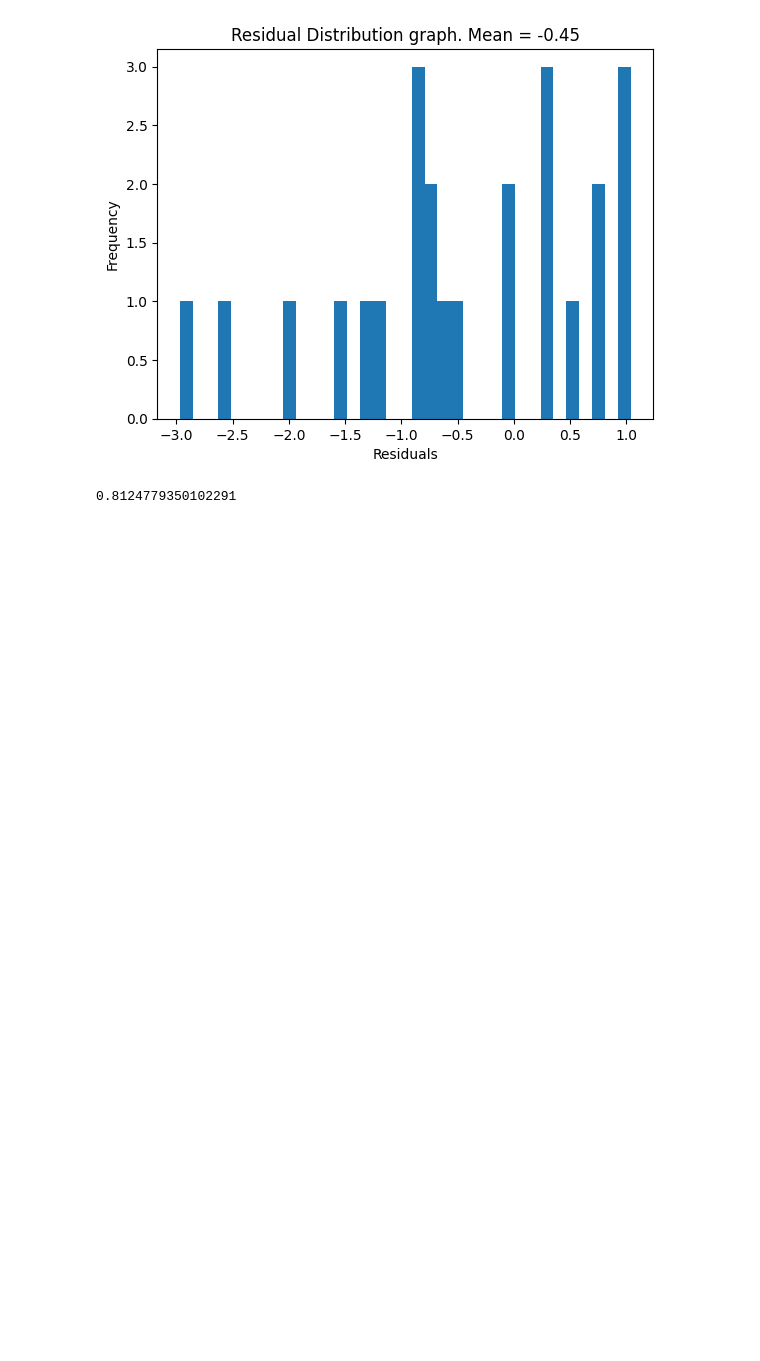
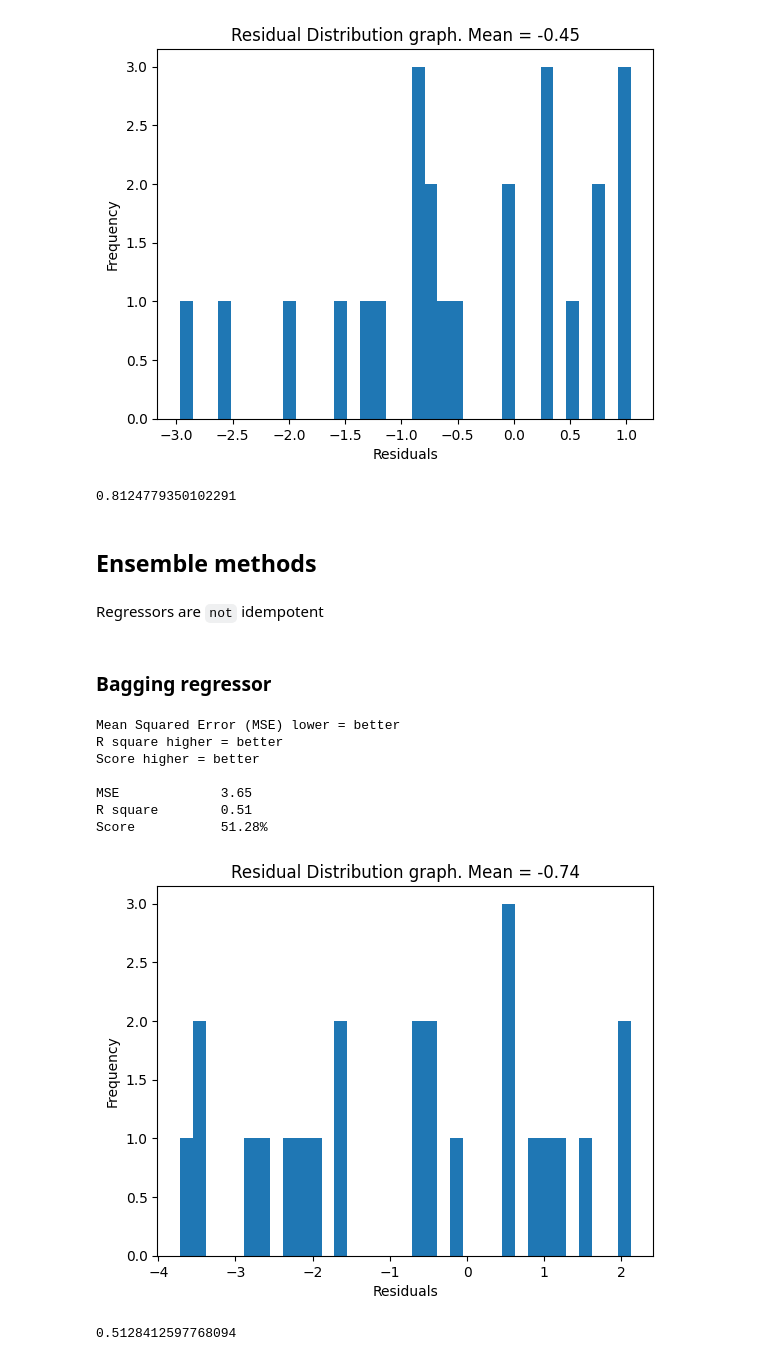
Before and after one commit to Raphael-Marchetti-Calciolari/projects-tcc-imt-2023, a Jupyter notebook: scripts/models.ipynb, the cells around one changed output. Cells and saved outputs as stored; diff of their text form; code cells hidden in the pictures; blank space fills up the shorter version.

Commit message:
Explored Ensemble methods

```diff
--- a/scripts/models.ipynb
+++ b/scripts/models.ipynb
@@ -406,3 +406,26 @@ R square        0.81
 Score           81.25%
 [figure]
 0.8124779350102291
+# %% [markdown]
+## Ensemble methods
+# %% [markdown]
+Regressors are `not` idempotent
+# %% [markdown]
+### Bagging regressor
+# %%
+from sklearn import ensemble
+
+model = ensemble.BaggingRegressor()
+model.fit(X_train, y_train)
+
+model_summary(y_test, X_test, model)
+# %% [output]
+Mean Squared Error (MSE) lower = better
+R square higher = better
+Score higher = better
+
+MSE             3.65
+R square        0.51
+Score           51.28%
+[figure, added]
+0.5128412597768094
```
Also changed, not shown: parts of 11 cells of this notebook.
